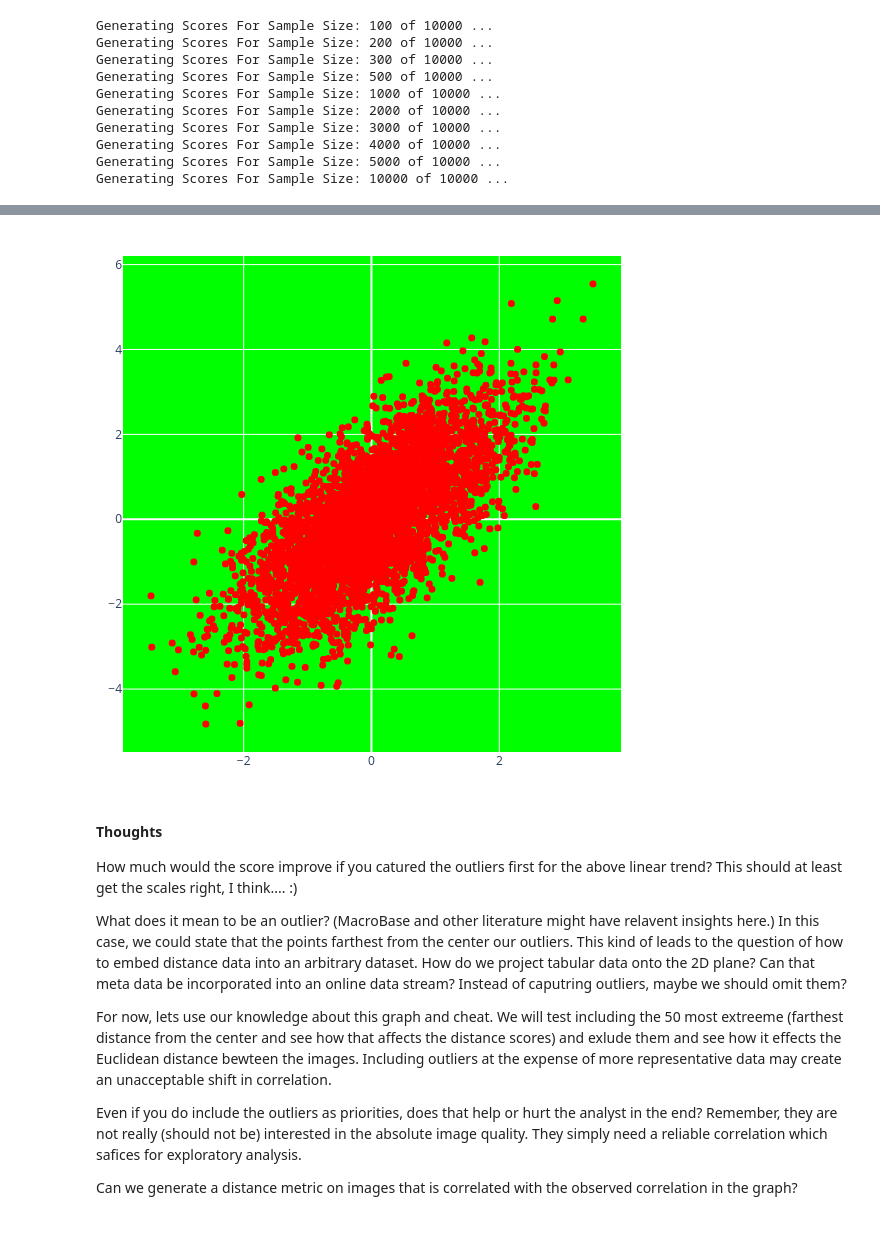
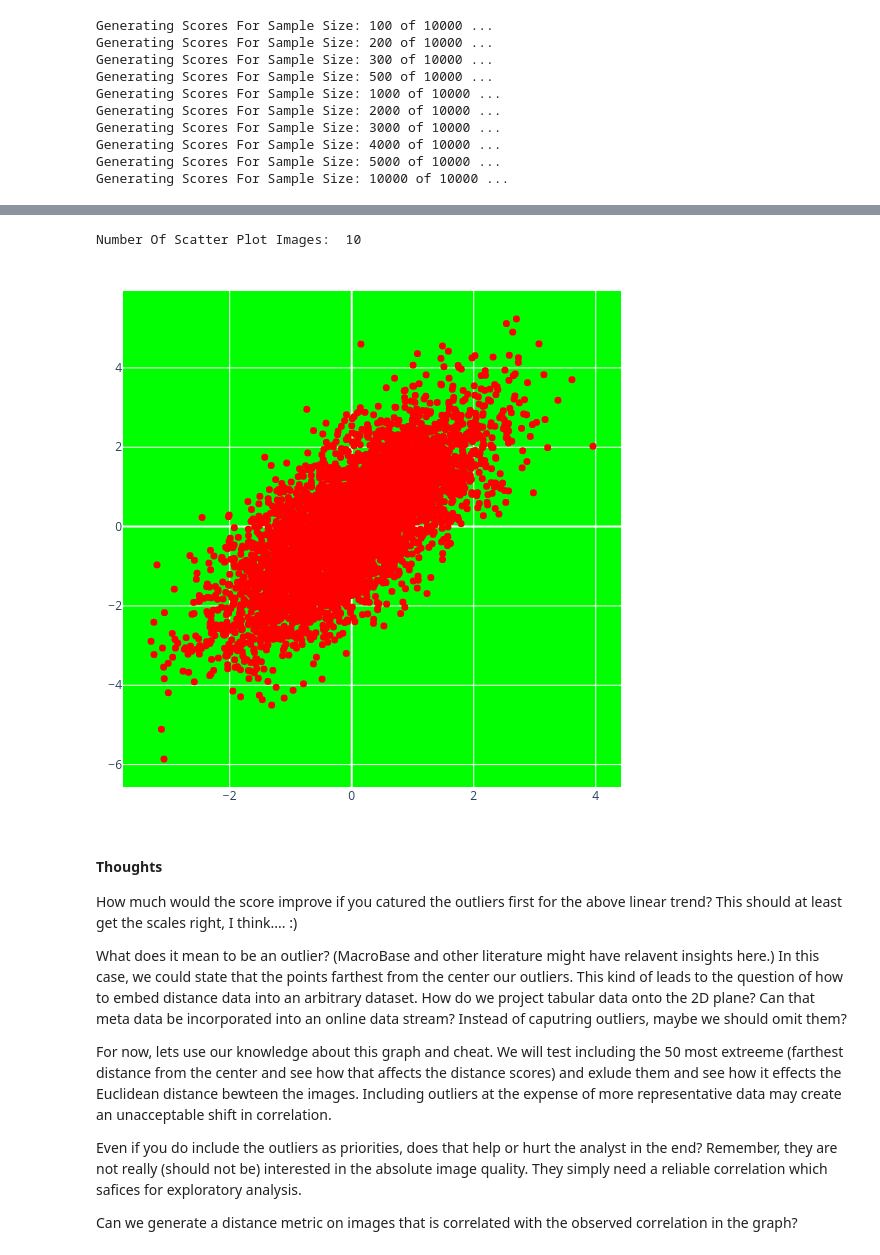
Before and after one commit to EricMartin827/QuickScatter, a Jupyter notebook: R-Space.ipynb, the cells around one changed output, grey strips where cells are left out. Cells and saved outputs as stored; diff of their text form; code cells hidden in the pictures.

```diff
--- a/R-Space.ipynb
+++ b/R-Space.ipynb
@@ -336,7 +309,10 @@ scatter_plot_images[6]
-# %%
-scatter_plot_images[7]
-# %% [output]
-[figure, removed]
+# %%
+print("Number Of Scatter Plot Images: ", len(scatter_plot_images))
+scatter_plot_image_index = 8
+scatter_plot_images[scatter_plot_image_index]
+# %% [output]
+Number Of Scatter Plot Images:  10
+[figure, added]
 # %% [markdown]
 #### Thoughts
 
```
Also changed, not shown: parts of 33 cells of this notebook.
